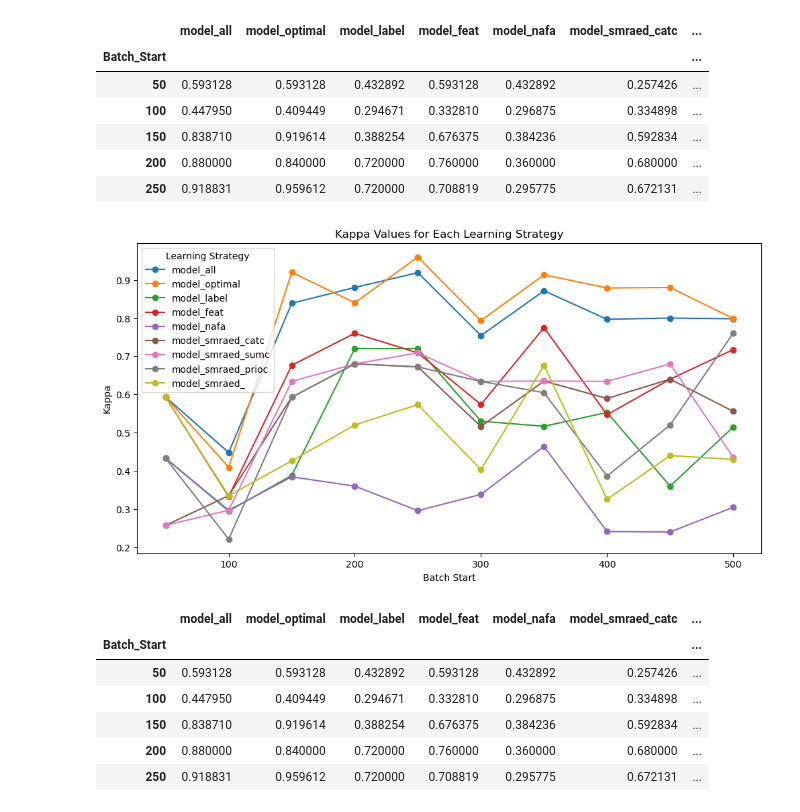
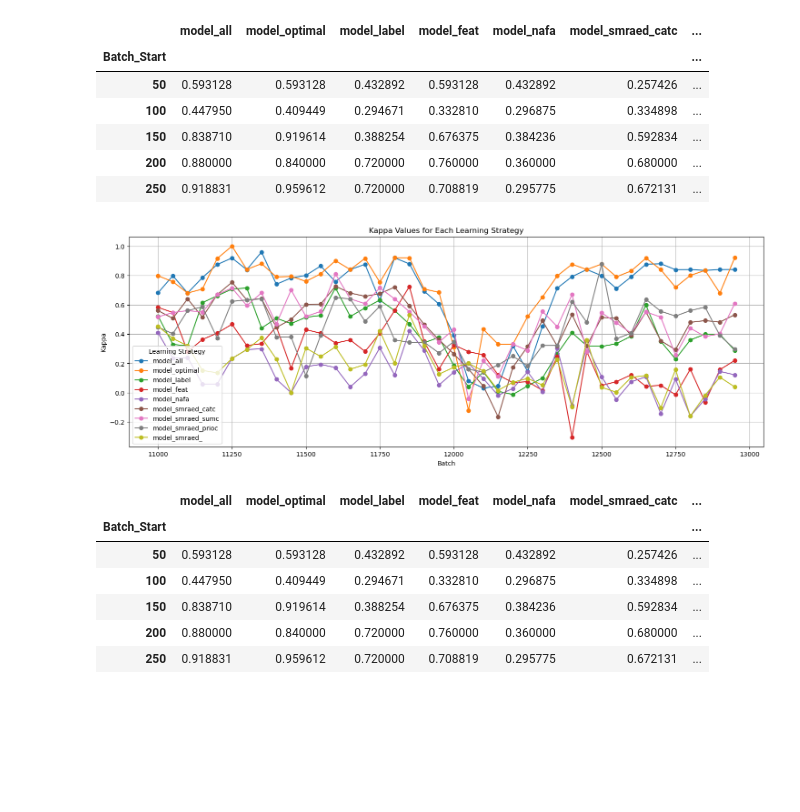
Before and after one commit to aditya0by0/stream-viz, a Jupyter notebook: notebooks/Learning_Stratergies.ipynb, the cells around one changed output. Drawn from its saved outputs; the diff is of its cells as text; code cells hidden in the pictures; blank space fills up the shorter version.

```diff
--- a/notebooks/Learning_Stratergies.ipynb
+++ b/notebooks/Learning_Stratergies.ipynb
@@ -96,27 +96,28 @@ kappa_df.head()
 # %%
 def plot_learning_stratergy(start=50, end=100):
     # Plot the kappa values
-    plt.figure(figsize=(12, 6))
+    plt.figure(figsize=(18, 6))
 
-    kappa_window_df = kappa_df.iloc[start:end]
+    kappa_window_df = kappa_df.loc[start:end]
     for strategy in unique_columns:
         plt.plot(
             kappa_window_df.index, kappa_window_df[strategy], marker="o", label=strategy
         )
 
     # Add labels and title
-    plt.xlabel("Batch Start")
+    plt.xlabel("Batch")
     plt.ylabel("Kappa")
     plt.title("Kappa Values for Each Learning Strategy")
     plt.legend(title="Learning Strategy")
-
+    plt.grid(True)
     # Show the plot
     plt.show()
 
 
-plot_learning_stratergy(0, 10)
+# plot_learning_stratergy(0, 10)
+plot_learning_stratergy(start=11000, end=13000)
 # %% [output]
-[figure, old version]
+[figure, new version]
 # %%
 kappa_df.head()
 # %% [output]
```
Also changed, not shown: parts of 5 cells of this notebook, 2 other files.
